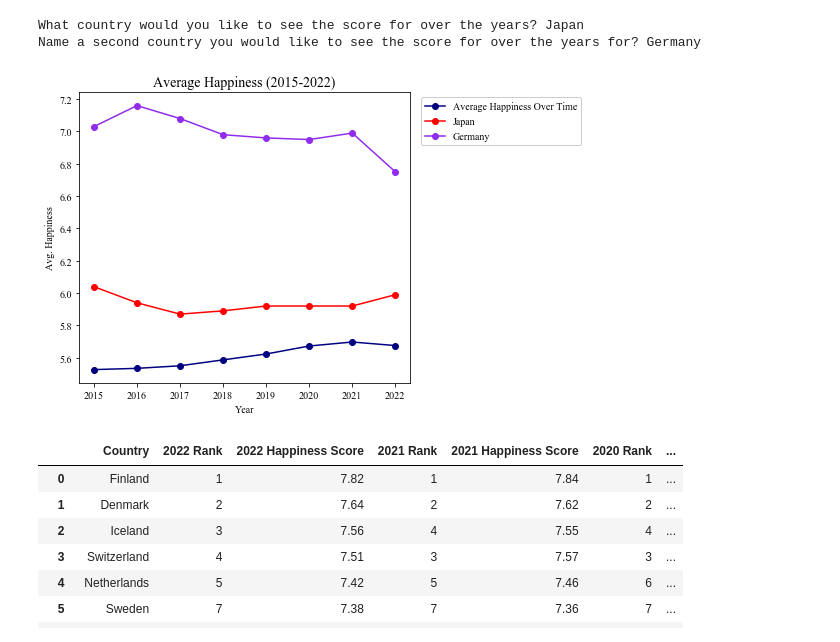
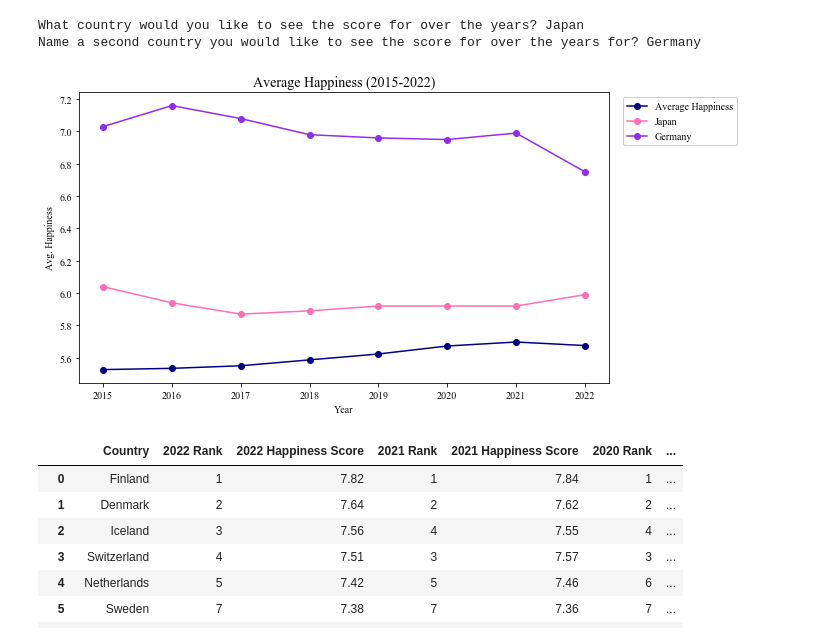
Before and after one commit to CBPher24/Exploring-World-Happiness, a Jupyter notebook: MainWork/Notebooks/Happiness Overtime.ipynb, the cells around one changed output. Saved outputs shown, nothing was run; the diff lists cells and outputs as text; code cells hidden in the pictures.

```diff
--- a/MainWork/Notebooks/Happiness Overtime.ipynb
+++ b/MainWork/Notebooks/Happiness Overtime.ipynb
@@ -121,25 +121,25 @@ Name a second country you would like to see the score for over the years for? Ge
 # %%
 x_axis = avg_happiness_df['Year']
 y_axis = avg_happiness_df['Avg. Happiness']
-plt.figure(figsize=(9,5))
-plt.plot(x_axis, y_axis, marker = 'o', color = 'navy', linewidth = 1.5, label="Average Happiness Over Time")
-plt.plot(x_axis,chosen_df1.values.flatten().tolist(), marker='o',color='red',linewidth=1.5, label=input_country1)
+plt.figure(figsize=(10,5))
+plt.plot(x_axis, y_axis, marker = 'o', color = 'navy', linewidth = 1.5, label="Average Happiness")
+plt.plot(x_axis,chosen_df1.values.flatten().tolist(), marker='o',color='#FF6EB4',linewidth=1.5, label=input_country1)
 plt.plot(x_axis,chosen_df2.values.flatten().tolist(), marker='o',color='#912CEE',linewidth=1.5, label=input_country2)
 
-legend = plt.legend(loc = 'center right', fontsize = 10, bbox_to_anchor=(1.53, .9))
+legend = plt.legend(loc = 'center right', fontsize = 10, bbox_to_anchor=(1.25, .9))
 legend.get_frame().set_alpha(None)
 legend.get_frame().set_facecolor((1, 0, 1, 0))
 
 plt.rcParams["font.family"] = "Times New Roman"
 plt.xlabel('Year')
 plt.ylabel('Avg. Happiness')
 plt.title('Average Happiness (2015-2022)', fontsize = 14)
 
 plt.tight_layout()
 plt.savefig('../Images/Average Happiness (2015-2022)- 2 countries.png')
 plt.show()
 # %% [output]
-[figure, old version]
+[figure, new version]
 # %%
 pd.set_option("display.max_rows",None)
 happy_years_df
```
Also changed, not shown: parts of 1 cell of this notebook, 3 other files.
